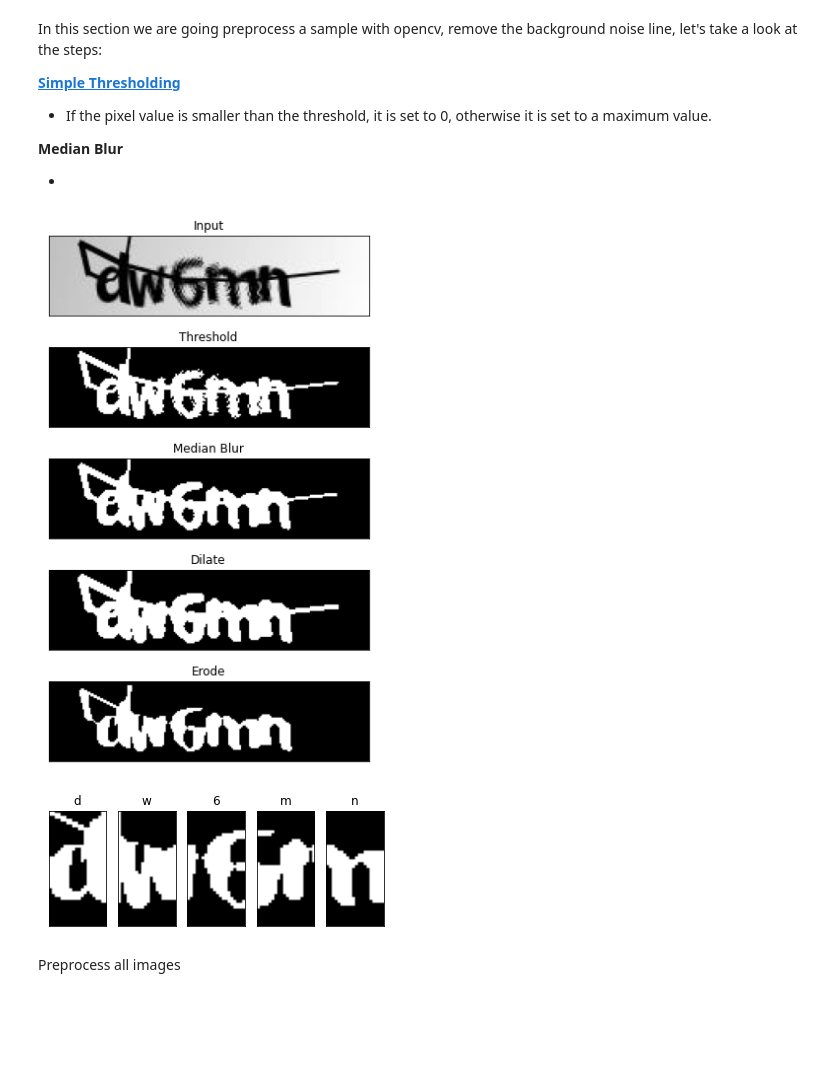
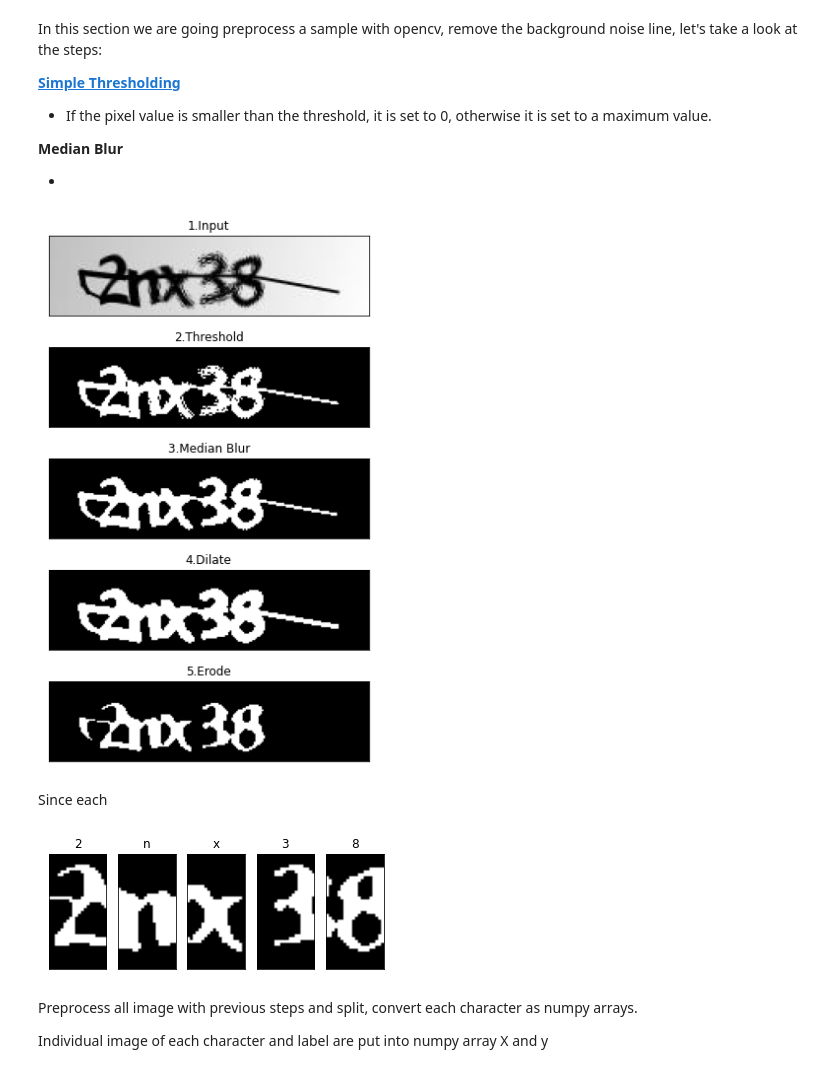
Before and after one commit to lucaslokchan/hands-on-ml, a Jupyter notebook: Projects/Captcha Slover/Captcha_Slover.ipynb, the cells around one changed output. Drawn from its saved outputs; the diff is of its cells as text; code cells hidden in the pictures; blank space fills up the shorter version.

```diff
--- a/Projects/Captcha Slover/Captcha_Slover.ipynb
+++ b/Projects/Captcha Slover/Captcha_Slover.ipynb
@@ -48,5 +49,5 @@ cv2.medianBlur?
 # %%
-image_number = 138
+image_number = 1050
 image = cv2.imread(data_path + '/' + images[image_number], cv2.IMREAD_GRAYSCALE)
 
 ret, threshold = cv2.threshold(image, 127, 255, cv2.THRESH_BINARY_INV)
@@ -60,7 +61,7 @@ kernel = np.ones([5, 1], np.uint8)
 erode = cv2.erode(dilate, kernel, iterations=1)
 
 plot = [image, threshold, blur, dilate, erode]
-title = ['Input', 'Threshold', 'Median Blur', 'Dilate', 'Erode']
+title = ['1.Input', '2.Threshold', '3.Median Blur', '4.Dilate', '5.Erode']
 
 fig, ax = plt.subplots(5, 1, figsize=(15, 8))
 fig.tight_layout()
@@ -71,21 +72,25 @@ for i, j, k in zip(range(len(plot)), plot, title):
   ax[i].set_xticks([])
   ax[i].set_yticks([])
 # %% [output]
-[figure, old version]
+[figure, new version]
+# %% [markdown]
+Since each
 # %%
 split = [erode[10:50,30:50],erode[10:50,50:70],
                  erode[10:50,70:90],erode[10:50,90:110],erode[10:50,110:130]]
 
 label = images[image_number].split('.')[0]
 
 fig, ax = plt.subplots(1, 5)
 for i, j in zip(range(len(label)), label):
-  ax[i].imshow(split[i])
+  ax[i].imshow(split[i], cmap='gray')
   ax[i].set_title(j)
   ax[i].set_xticks([])
   ax[i].set_yticks([])
 # %% [output]
-[figure, old version]
+[figure, new version]
-# %% [markdown]
-Preprocess all images
+# %% [markdown]
+Preprocess all image with previous steps and split, convert each character as numpy arrays.
+
+Individual image of each character and label are put into numpy array X and y
 # %%
```
Also changed, not shown: parts of 24 cells of this notebook.
